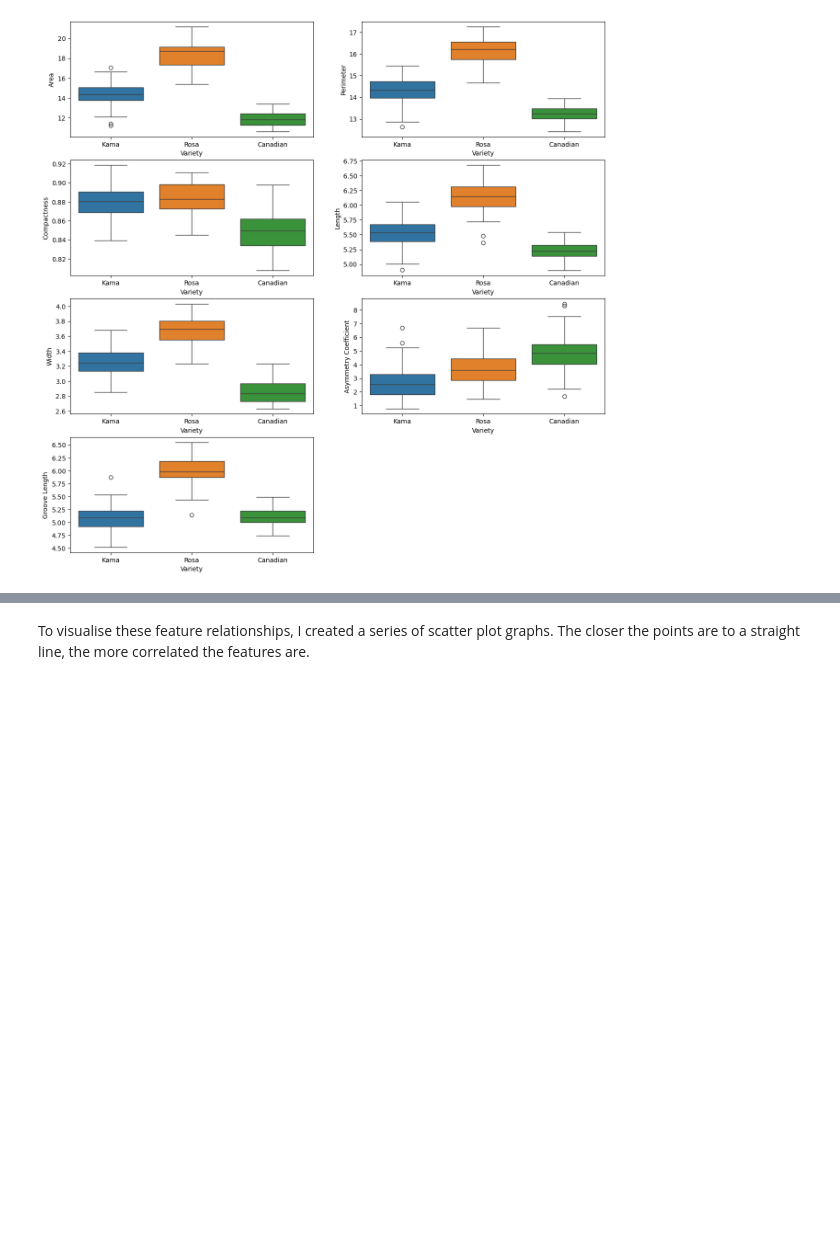
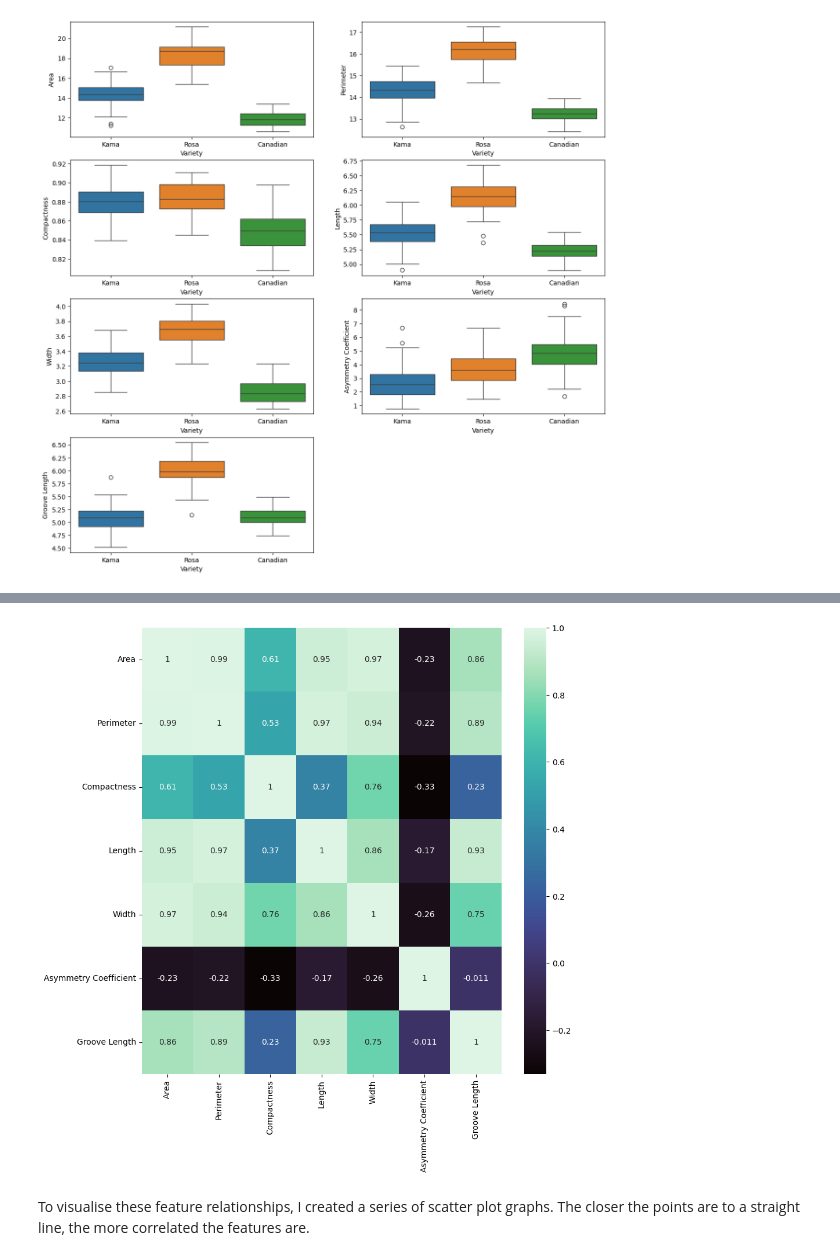
Before and after one commit to kaylamasson/CM3151-machine-learning-kaylamasson, a Jupyter notebook: seeds_classification.ipynb, the cells around one changed output, grey strips where cells are left out. Drawn from its saved outputs; the diff is of its cells as text; code cells hidden in the pictures; blank space fills up the shorter version.

```diff
--- a/seeds_classification.ipynb
+++ b/seeds_classification.ipynb
@@ -277,3 +276,11 @@ corr_mat
+# %%
+#create heatmap to visualise correlations
+
+ax = plt.figure(figsize=(10,10))
+
+ax = sns.heatmap(data=corr_mat, annot=True, cmap='mako')
+# %% [output]
+[figure, added]
 # %% [markdown]
 To visualise these feature relationships, I created a series of scatter plot graphs. The closer the points are to a straight line, the more correlated the features are.
 # %%
```
Also changed, not shown: parts of 22 cells of this notebook.
